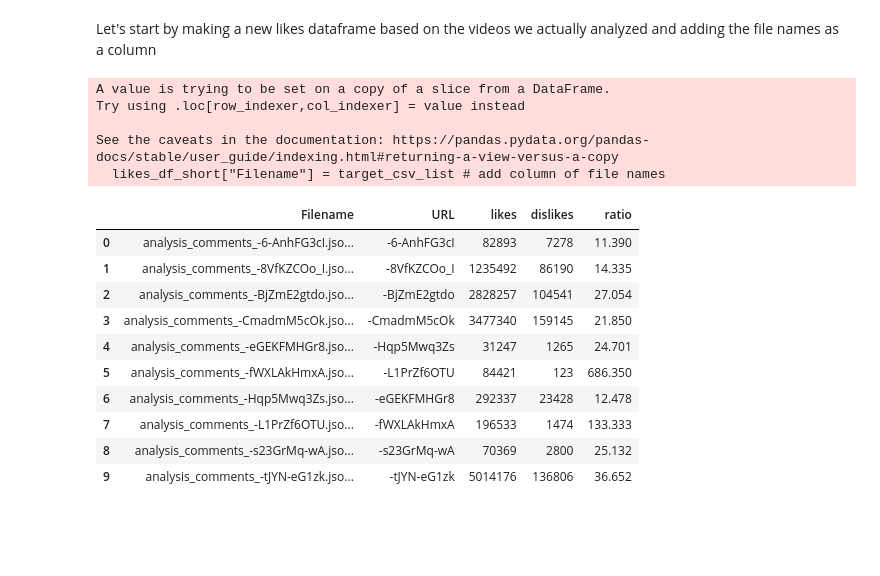
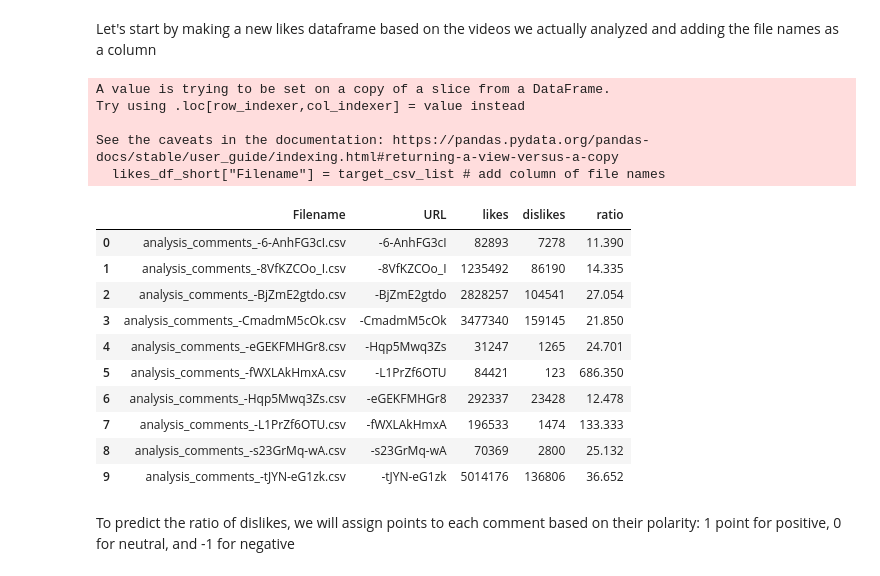
Before and after one commit to gmarsanich/gmarsanichThesis2022, a Jupyter notebook: Thesis Project Notebook.ipynb, the cells around one changed output. Drawn from its saved outputs; the diff is of its cells as text; code cells hidden in the pictures; blank space fills up the shorter version.

Commit message:
Continued analysis

```diff
--- a/Thesis Project Notebook.ipynb
+++ b/Thesis Project Notebook.ipynb
@@ -412,38 +405,40 @@ Let's start by making a new likes dataframe based on the videos we actually anal
 # %%
 csv_dir = f"{os.getcwd()}\\Data\\CSV"
 csv_list = os.listdir(csv_dir)
 
 target_csv_list = [f for f in csv_list if f.startswith("analysis_comments")] # only taking analysis files
 
 likes_df["URL"] = likes_df["URL"].apply(lambda x: x[-11:]) # transform URL into ID for easier comparison
 likes_df.sort_values("URL", inplace = True) # sort by URL
 
 url_id = [url for url in likes_df["URL"]] # get all video IDs from URLs
-file_id =[filename[18:-9] for filename in target_csv_list] # get ID part of filename
+file_id =[filename[18:-4] for filename in target_csv_list] # get ID part of filename
 files = sorted(list(set(url_id).intersection(file_id))) # only keep the 569 IDs that we used
 
 likes_df_short = likes_df[likes_df["URL"].isin(files)] # make new dataframe based on files list
 likes_df_short.reset_index(inplace = True) # reset index
 likes_df_short["Filename"] = target_csv_list # add column of file names
 likes_df_short = likes_df_short[["Filename", "URL", "likes", "dislikes", "ratio"]] # rearrange columns
 
 #likes_df_short.to_csv(f"{csv_dir}\\ratio_all_videos.csv") probably don't want to modify this file
 
 likes_df_short.head(10)
 # %% [output]
 A value is trying to be set on a copy of a slice from a DataFrame.
 Try using .loc[row_indexer,col_indexer] = value instead
 
 See the caveats in the documentation: https://pandas.pydata.org/pandas-docs/stable/user_guide/indexing.html#returning-a-view-versus-a-copy
   likes_df_short["Filename"] = target_csv_list # add column of file names
 |  | Filename | URL | likes | dislikes | ratio |
-| 0 | analysis_comments_-6-AnhFG3cI.jso... | -6-AnhFG3cI | 82893 | 7278 | 11.390 |
-| 1 | analysis_comments_-8VfKZCOo_I.jso... | -8VfKZCOo_I | 1235492 | 86190 | 14.335 |
-| 2 | analysis_comments_-BjZmE2gtdo.jso... | -BjZmE2gtdo | 2828257 | 104541 | 27.054 |
-| 3 | analysis_comments_-CmadmM5cOk.jso... | -CmadmM5cOk | 3477340 | 159145 | 21.850 |
-| 4 | analysis_comments_-eGEKFMHGr8.jso... | -Hqp5Mwq3Zs | 31247 | 1265 | 24.701 |
-| 5 | analysis_comments_-fWXLAkHmxA.jso... | -L1PrZf6OTU | 84421 | 123 | 686.350 |
-| 6 | analysis_comments_-Hqp5Mwq3Zs.jso... | -eGEKFMHGr8 | 292337 | 23428 | 12.478 |
-| 7 | analysis_comments_-L1PrZf6OTU.jso... | -fWXLAkHmxA | 196533 | 1474 | 133.333 |
-| 8 | analysis_comments_-s23GrMq-wA.jso... | -s23GrMq-wA | 70369 | 2800 | 25.132 |
-| 9 | analysis_comments_-tJYN-eG1zk.jso... | -tJYN-eG1zk | 5014176 | 136806 | 36.652 |
+| 0 | analysis_comments_-6-AnhFG3cI.csv | -6-AnhFG3cI | 82893 | 7278 | 11.390 |
+| 1 | analysis_comments_-8VfKZCOo_I.csv | -8VfKZCOo_I | 1235492 | 86190 | 14.335 |
+| 2 | analysis_comments_-BjZmE2gtdo.csv | -BjZmE2gtdo | 2828257 | 104541 | 27.054 |
+| 3 | analysis_comments_-CmadmM5cOk.csv | -CmadmM5cOk | 3477340 | 159145 | 21.850 |
+| 4 | analysis_comments_-eGEKFMHGr8.csv | -Hqp5Mwq3Zs | 31247 | 1265 | 24.701 |
+| 5 | analysis_comments_-fWXLAkHmxA.csv | -L1PrZf6OTU | 84421 | 123 | 686.350 |
+| 6 | analysis_comments_-Hqp5Mwq3Zs.csv | -eGEKFMHGr8 | 292337 | 23428 | 12.478 |
+| 7 | analysis_comments_-L1PrZf6OTU.csv | -fWXLAkHmxA | 196533 | 1474 | 133.333 |
+| 8 | analysis_comments_-s23GrMq-wA.csv | -s23GrMq-wA | 70369 | 2800 | 25.132 |
+| 9 | analysis_comments_-tJYN-eG1zk.csv | -tJYN-eG1zk | 5014176 | 136806 | 36.652 |
+# %% [markdown]
+To predict the ratio of dislikes, we will assign points to each comment based on their polarity: 1 point for positive, 0 for neutral, and -1 for negative
```
Also changed, not shown: parts of 2 cells of this notebook.
